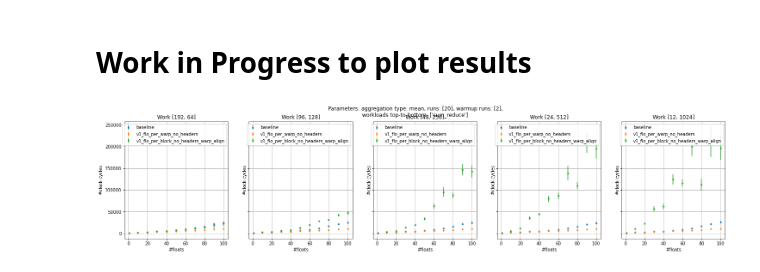
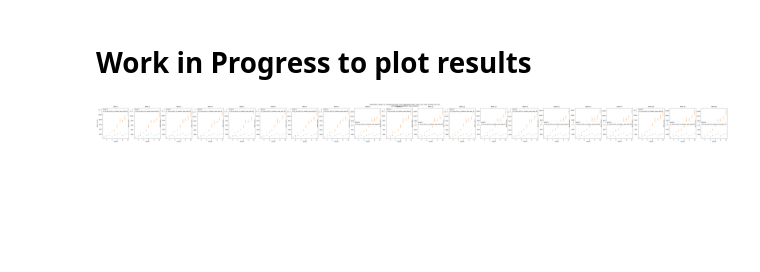
Before and after one commit to maerhart/dphpc-project, a Jupyter notebook: dynamic_allocator/plotting_temp.ipynb, the cells around one changed output. Cells and saved outputs as stored; diff of their text form; code cells hidden in the pictures; blank space fills up the shorter version.

```diff
--- a/dynamic_allocator/plotting_temp.ipynb
+++ b/dynamic_allocator/plotting_temp.ipynb
@@ -14,9 +14,9 @@ import sys
 
 
 #CSV_PATH = sys.argv[1]
-CSV_PATH = "results/2021-12-16-14:39:23"
+CSV_PATH = "results/2021-12-17-11:13:16"
 
-header = ['version', 'workload', 'runs', 'warmup', 'blocks', 'threads_per_block', 'num_floats', 'malloc_mean', 'malloc_max', 'free_mean', 'free_max', 'work_mean', 'work_max']
+header = ['version', 'workload', 'runs', 'warmup', 'blocks', 'threads_per_block', 'num_floats', 'factor', 'malloc_mean', 'malloc_max', 'free_mean', 'free_max', 'work_mean', 'work_max']
 df = pd.read_csv(CSV_PATH+"/out.csv", names = header, header = 0, delimiter = ' ')
 
 
@@ -27,7 +27,8 @@ def plot_floats_vs_cycles(df, ax, params):
     block_mask = df['blocks'] == params['blocks']
     threads_mask = df['threads_per_block'] == params['threads_per_block']
     workload_mask = df['workload'] == params['workload']
-    df = df[block_mask & threads_mask & workload_mask]
+    factor_mask = df['factor'] == params['factor']
+    df = df[block_mask & threads_mask & workload_mask & factor_mask]
 
     if params['num_floats'] >= 0:
         float_mask = df['num_floats'] <= params['num_floats']
@@ -85,6 +86,7 @@ blocks = list(df['blocks'].unique())
 threads_per_block = list(df['threads_per_block'].unique())
 num_floats = list(df['num_floats'].unique())
 measurement_types = ['malloc', 'work', 'free']
+factors = list(df['factor'].unique())
 
 def plot_workloads_vs_measurement_type():
     ## plot (workloads) vs (malloc, work, free)
@@ -131,7 +133,7 @@ def plot_blocks_vs_threads_per_block():
     fig, axs = plt.subplots(len(workloads), len(threads_per_block), sharey='row', sharex=True, figsize=(len(threads_per_block)*5, len(workloads)*5))
     # constant parameters
     n_floats = -1
-    versions = ['baseline', 'v1_flo_per_warp_no_headers', 'v1_flo_per_block_no_headers_warp_align']
+    versions = ['baseline', 'v1_flo_per_block_no_headers_warp_align_dist'] #'v1_flo_per_warp_no_headers', 'v1_flo_per_block_no_headers_warp_align',
     aggregation_type = 'mean' # or max
     show_speedup = False
 
@@ -143,32 +145,75 @@ def plot_blocks_vs_threads_per_block():
     #fig.supxlabel('Measurement type')
     #fig.supylabel('Workload')
 
     for w, workload in enumerate(workloads):
         for b, block in enumerate(blocks):
 
             params = {'measurement_type': 'work',
                       'blocks': block,
                       'threads_per_block': threads_per_block[b],
                       'workload': workload,
                       'num_floats': n_floats,
                       'versions': versions,
                       'aggregation_type': aggregation_type,
                       'show_speedup': show_speedup}
             if len(workloads) == 1:
                 ax = axs[b]
             else:
                 ax = axs[w][b]
             plot_floats_vs_cycles(df, ax, params)
             ax.grid(True)
             #ax.set_xscale("log", base=2)
             #ax.set_yscale("log", base=2)
             ax.set_title("Work ["+str(block)+", "+str(threads_per_block[b])+"]")
 
     plt.savefig(CSV_PATH+"/blocks_vs_threads_per_block_vs_workload.png", dpi=60, bbox_inches='tight')
     plt.show()
 
 
+def plot_factors():
+    ## plot (workloads) vs (malloc, work, free)
+    fig, axs = plt.subplots(len(workloads), len(factors), sharey=False, sharex=True, figsize=(len(factors)*5, len(workloads)*5))
+    # constant parameters
+    n_blocks = 12
+    n_threads_per_block = 1024
+    n_floats = -1
+    versions = [] # all
+    aggregation_type = 'mean' # or max
+    show_speedup = False
+
+    fig.suptitle("Parameters:" \
+              + " blocks: " + str(n_blocks)\
+              + ", threads per block: " + str(n_threads_per_block)\
+              + ", aggregation type: " + str(aggregation_type)\
+              + ", runs: " + str(runs)\
+              + ", warmup runs: " + str(warmups) + ",\n"\
+              + "workloads top-to-bottom: " + str(workloads))
+    #fig.supxlabel('Measurement type')
+    #fig.supylabel('Workload')
+
+    for w, workload in enumerate(workloads):
+        for i, factor in enumerate(factors):
+            params = {'measurement_type': 'work',
+                      'blocks': n_blocks,
+                      'threads_per_block': n_threads_per_block,
+                      'workload': 'sum_reduce',
+                      'num_floats': n_floats,
+                      'versions': versions,
+                      'aggregation_type': aggregation_type,
+                      'show_speedup': show_speedup,
+                      'factor': factor}
+            if len(workloads) == 1:
+                ax = axs[i]
+            else:
+                ax = axs[w][i]
+            plot_floats_vs_cycles(df, ax, params)
+            ax.set_title("Work " + str(factor))
+
+    plt.savefig(CSV_PATH+"/factors.png", dpi=60, bbox_inches='tight')
+    plt.show()
+
 #plot_workloads_vs_measurement_type()
-plot_blocks_vs_threads_per_block()
+#plot_blocks_vs_threads_per_block()
+plot_factors()
 # %% [output]
-[figure, old version]
+[figure, new version]
```
Also changed, not shown: 5 other files.
